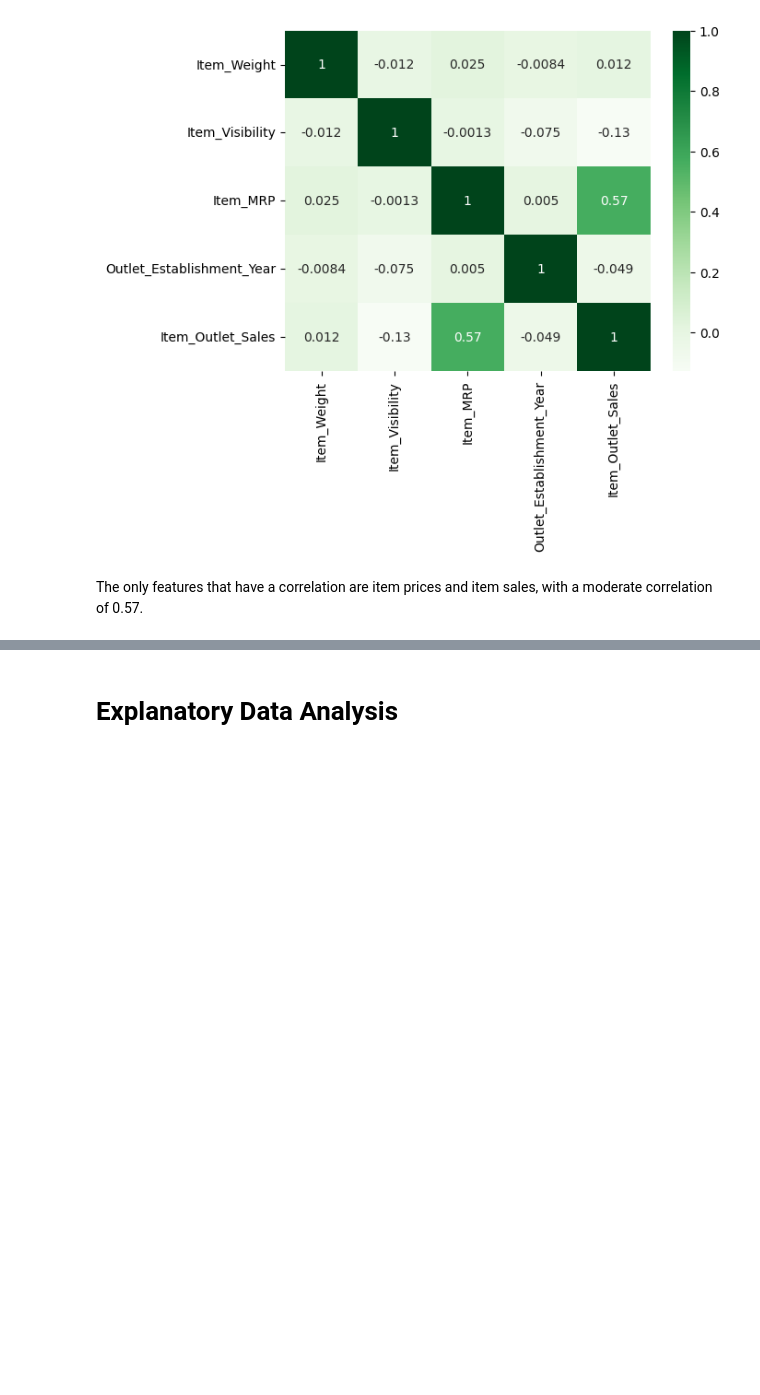
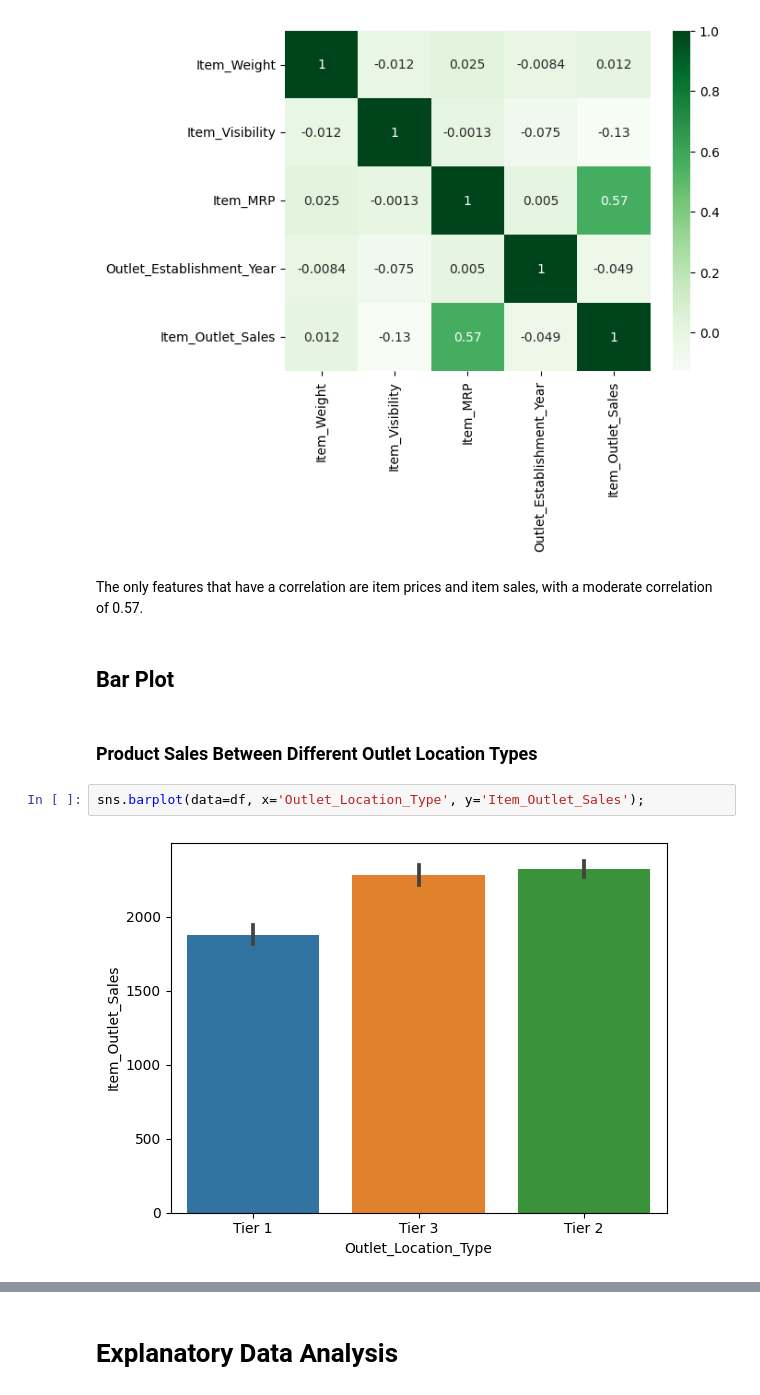
Before and after one commit to chrispydocodes/Prediction-of-Project-Sales, a Jupyter notebook: Project_1_Chris_Do.ipynb, the cells around one changed output, grey strips where cells are left out. Cells and saved outputs as stored; diff of their text form; blank space fills up the shorter version.

```diff
--- a/Project_1_Chris_Do.ipynb
+++ b/Project_1_Chris_Do.ipynb
@@ -393,3 +392,11 @@ sns.heatmap(corr, cmap='Greens', annot=True)
 [figure]
 # %% [markdown]
 The only features that have a correlation are item prices and item sales, with a moderate correlation of 0.57.
+# %% [markdown]
+## Bar Plot
+# %% [markdown]
+### Product Sales Between Different Outlet Location Types
+# %%
+sns.barplot(data=df, x='Outlet_Location_Type', y='Item_Outlet_Sales');
+# %% [output]
+[figure, added]
```
Also changed, not shown: parts of 7 cells of this notebook.
